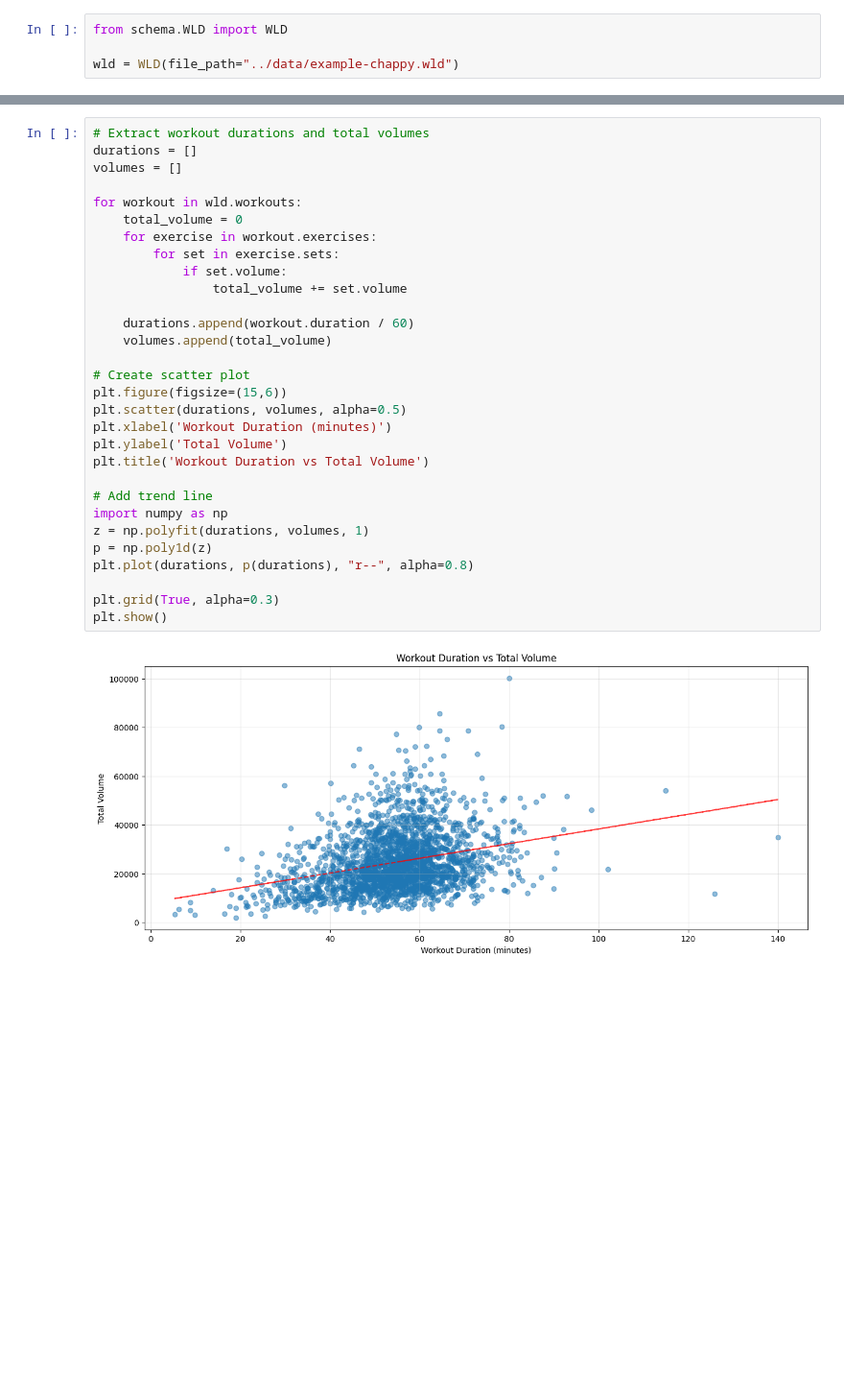
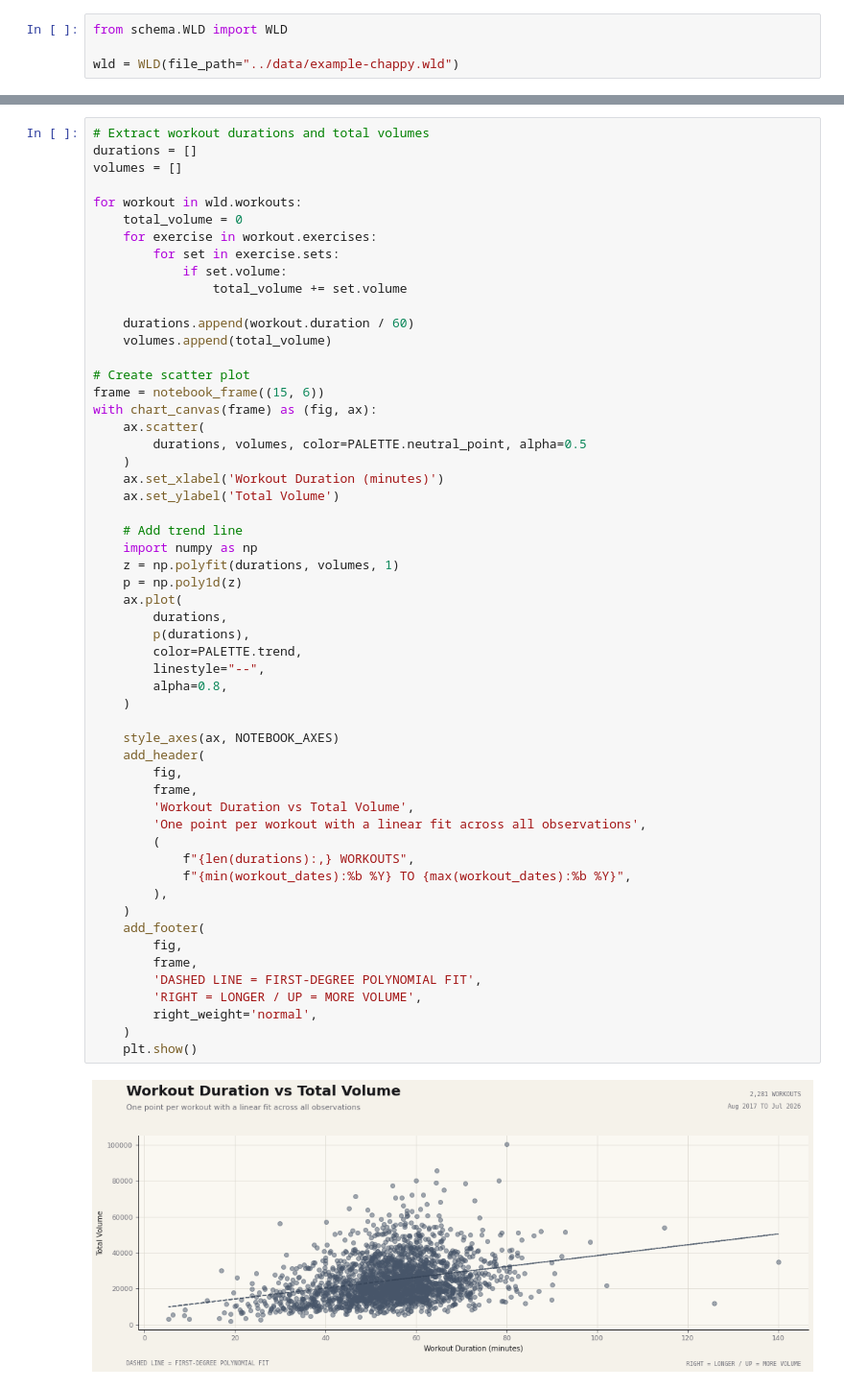
Before and after one commit to WeightliftingApp/WeightliftingApp-AnalyzeData, a Jupyter notebook: src/analyze_workouts.ipynb, the cells around one changed output, grey strips where cells are left out. Shown at 96% size. Drawn from its saved outputs; the diff is of its cells as text; blank space fills up the shorter version.

```diff
--- a/src/analyze_workouts.ipynb
+++ b/src/analyze_workouts.ipynb
@@ -124,32 +173,57 @@ Breaks containing 2+ rest days by year:
 # %%
 # Extract workout durations and total volumes
 durations = []
 volumes = []
 
 for workout in wld.workouts:
     total_volume = 0
     for exercise in workout.exercises:
         for set in exercise.sets:
             if set.volume:
                 total_volume += set.volume
 
     durations.append(workout.duration / 60)
     volumes.append(total_volume)
 
 # Create scatter plot
-plt.figure(figsize=(15,6))
-plt.scatter(durations, volumes, alpha=0.5)
-plt.xlabel('Workout Duration (minutes)')
-plt.ylabel('Total Volume')
-plt.title('Workout Duration vs Total Volume')
+frame = notebook_frame((15, 6))
+with chart_canvas(frame) as (fig, ax):
+    ax.scatter(
+        durations, volumes, color=PALETTE.neutral_point, alpha=0.5
+    )
+    ax.set_xlabel('Workout Duration (minutes)')
+    ax.set_ylabel('Total Volume')
 
-# Add trend line
-import numpy as np
-z = np.polyfit(durations, volumes, 1)
-p = np.poly1d(z)
-plt.plot(durations, p(durations), "r--", alpha=0.8)
+    # Add trend line
+    import numpy as np
+    z = np.polyfit(durations, volumes, 1)
+    p = np.poly1d(z)
+    ax.plot(
+        durations,
+        p(durations),
+        color=PALETTE.trend,
+        linestyle="--",
+        alpha=0.8,
+    )
 
-plt.grid(True, alpha=0.3)
-plt.show()
+    style_axes(ax, NOTEBOOK_AXES)
+    add_header(
+        fig,
+        frame,
+        'Workout Duration vs Total Volume',
+        'One point per workout with a linear fit across all observations',
+        (
+            f"{len(durations):,} WORKOUTS",
+            f"{min(workout_dates):%b %Y} TO {max(workout_dates):%b %Y}",
+        ),
+    )
+    add_footer(
+        fig,
+        frame,
+        'DASHED LINE = FIRST-DEGREE POLYNOMIAL FIT',
+        'RIGHT = LONGER / UP = MORE VOLUME',
+        right_weight='normal',
+    )
+    plt.show()
 # %% [output]
-[figure, old version]
+[figure, new version]
```
Also changed, not shown: parts of 2 cells of this notebook, 2 other files.
